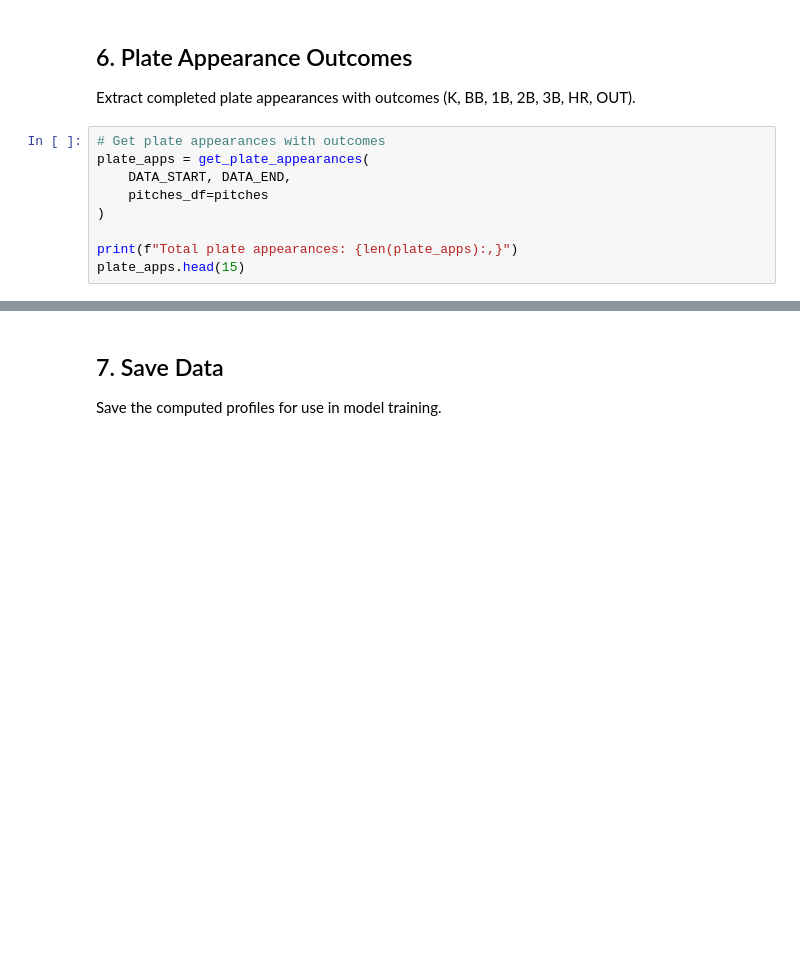
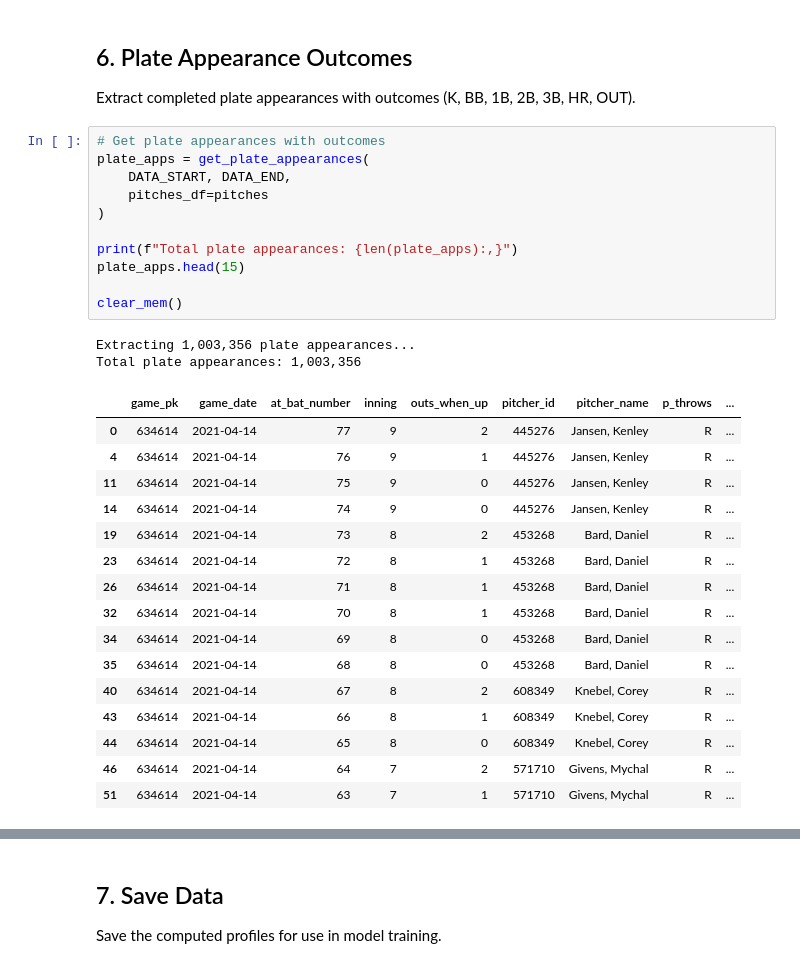
Before and after one commit to mcgillies/PitcherGamePreds, a Jupyter notebook: notebooks/02_advanced_pitch_stats.ipynb, the cells around one changed output, grey strips where cells are left out. Saved outputs shown, nothing was run; the diff lists cells and outputs as text; blank space fills up the shorter version.

```diff
--- a/notebooks/02_advanced_pitch_stats.ipynb
+++ b/notebooks/02_advanced_pitch_stats.ipynb
@@ -431,12 +443,33 @@ Extract completed plate appearances with outcomes (K, BB, 1B, 2B, 3B, HR, OUT).
 # %%
 # Get plate appearances with outcomes
 plate_apps = get_plate_appearances(
     DATA_START, DATA_END,
     pitches_df=pitches
 )
 
 print(f"Total plate appearances: {len(plate_apps):,}")
 plate_apps.head(15)
+
+clear_mem()
+# %% [output]
+Extracting 1,003,356 plate appearances...
+Total plate appearances: 1,003,356
+|  | game_pk | game_date | at_bat_number | inning | outs_when_up | pitcher_id | pitcher_name | p_throws | ... |
+| 0 | 634614 | 2021-04-14 | 77 | 9 | 2 | 445276 | Jansen, Kenley | R | ... |
+| 4 | 634614 | 2021-04-14 | 76 | 9 | 1 | 445276 | Jansen, Kenley | R | ... |
+| 11 | 634614 | 2021-04-14 | 75 | 9 | 0 | 445276 | Jansen, Kenley | R | ... |
+| 14 | 634614 | 2021-04-14 | 74 | 9 | 0 | 445276 | Jansen, Kenley | R | ... |
+| 19 | 634614 | 2021-04-14 | 73 | 8 | 2 | 453268 | Bard, Daniel | R | ... |
+| 23 | 634614 | 2021-04-14 | 72 | 8 | 1 | 453268 | Bard, Daniel | R | ... |
+| 26 | 634614 | 2021-04-14 | 71 | 8 | 1 | 453268 | Bard, Daniel | R | ... |
+| 32 | 634614 | 2021-04-14 | 70 | 8 | 1 | 453268 | Bard, Daniel | R | ... |
+| 34 | 634614 | 2021-04-14 | 69 | 8 | 0 | 453268 | Bard, Daniel | R | ... |
+| 35 | 634614 | 2021-04-14 | 68 | 8 | 0 | 453268 | Bard, Daniel | R | ... |
+| 40 | 634614 | 2021-04-14 | 67 | 8 | 2 | 608349 | Knebel, Corey | R | ... |
+| 43 | 634614 | 2021-04-14 | 66 | 8 | 1 | 608349 | Knebel, Corey | R | ... |
+| 44 | 634614 | 2021-04-14 | 65 | 8 | 0 | 608349 | Knebel, Corey | R | ... |
+| 46 | 634614 | 2021-04-14 | 64 | 7 | 2 | 571710 | Givens, Mychal | R | ... |
+| 51 | 634614 | 2021-04-14 | 63 | 7 | 1 | 571710 | Givens, Mychal | R | ... |
 # %%
 # Outcome distribution
 print("PA outcome distribution:")
```
Also changed, not shown: parts of 17 cells of this notebook, 4 other files.
